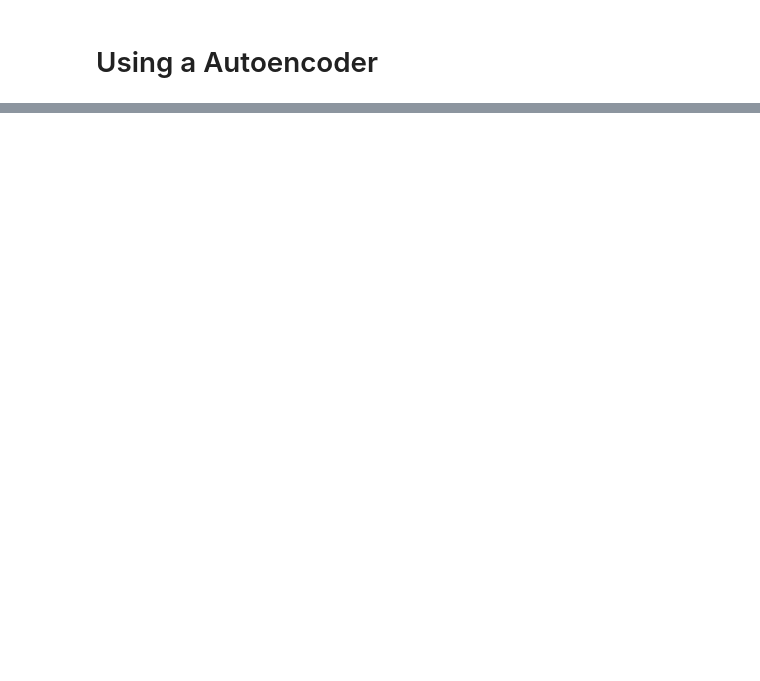
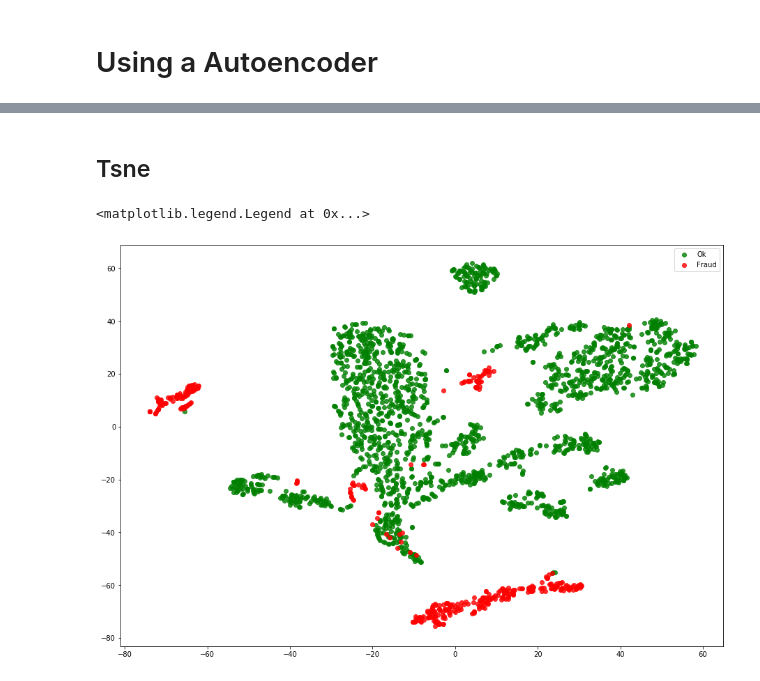
Before and after one commit to lmeazzini/Small-projects, a Jupyter notebook: Credit_fraud.ipynb, the cells around one changed output, grey strips where cells are left out. Drawn from its saved outputs; the diff is of its cells as text; code cells hidden in the pictures; blank space fills up the shorter version.

```diff
--- a/Credit_fraud.ipynb
+++ b/Credit_fraud.ipynb
@@ -269,0 +354,10 @@ ax.legend(loc='best')
+# %%
+encoder = Sequential()
+encoder.add(autoencoder.layers[0])
+encoder.add(autoencoder.layers[1])
+encoder.add(autoencoder.layers[2])
+
+decoder = Sequential()
+decoder.add(autoencoder.layers[3])
+decoder.add(autoencoder.layers[4])
+decoder.add(autoencoder.layers[5])
@@ -269,0 +444,27 @@ ax.legend(loc='best')
+# %% [markdown]
+## Tsne
+# %%
+X_enc_tsne = encoder.predict(X_train)
+X_enc_tsne = pd.DataFrame(X_enc_tsne, index=X_train.index)
+
+X_enc_tsne['Class'] = y_train
+ok_sample = X_enc_tsne[X_enc_tsne['Class'] == 0].sample(2000)
+df_fraud = X_enc_tsne[X_enc_tsne['Class'] == 1]
+df_tsne = ok_sample.append(df_fraud).sample(frac=1).reset_index(drop=True)
+
+X_tsne = df_tsne.values
+y_tsne = df_tsne["Class"].values
+
+tsne = TSNE(n_components=2, random_state=42, n_jobs=-1)
+X_tsne = tsne.fit_transform(X_tsne)
+# %%
+fig = plt.figure(figsize=(12, 8))
+ax = fig.add_axes([0, 0, 1, 1])
+ax.scatter(X_tsne[np.where(y_tsne == 0), 0], X_tsne[np.where(y_tsne == 0), 1],
+           marker='o', color='g', linewidth='1', alpha=0.8, label='Ok')
+ax.scatter(X_tsne[np.where(y_tsne == 1), 0], X_tsne[np.where(y_tsne == 1), 1],
+           marker='o', color='r', linewidth='1', alpha=0.8, label='Fraud')
+ax.legend(loc='best')
+# %% [output]
+<matplotlib.legend.Legend at 0x...>
+[figure, added]
```
Also changed, not shown: parts of 19 cells of this notebook.
